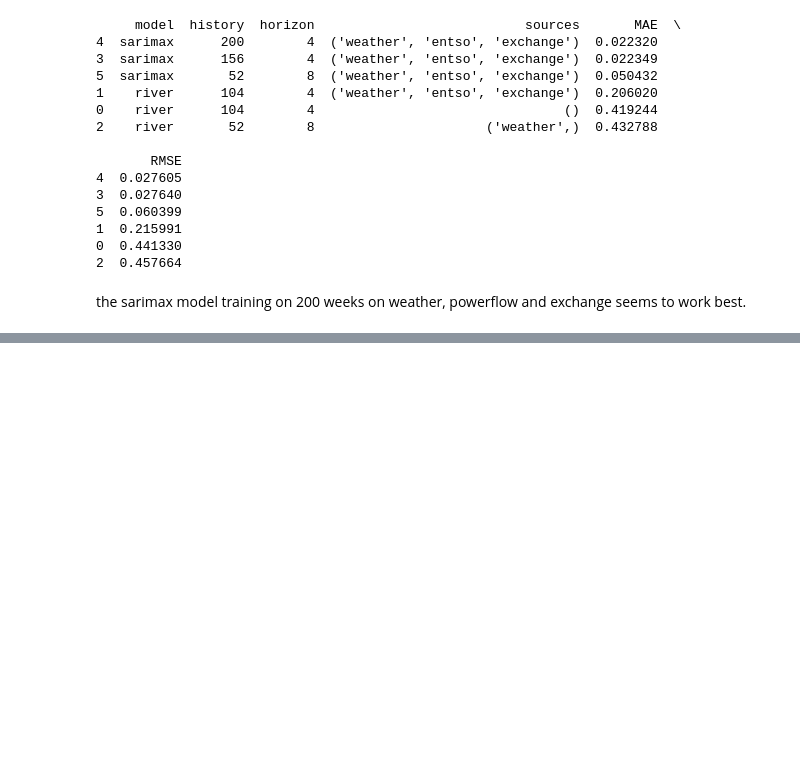
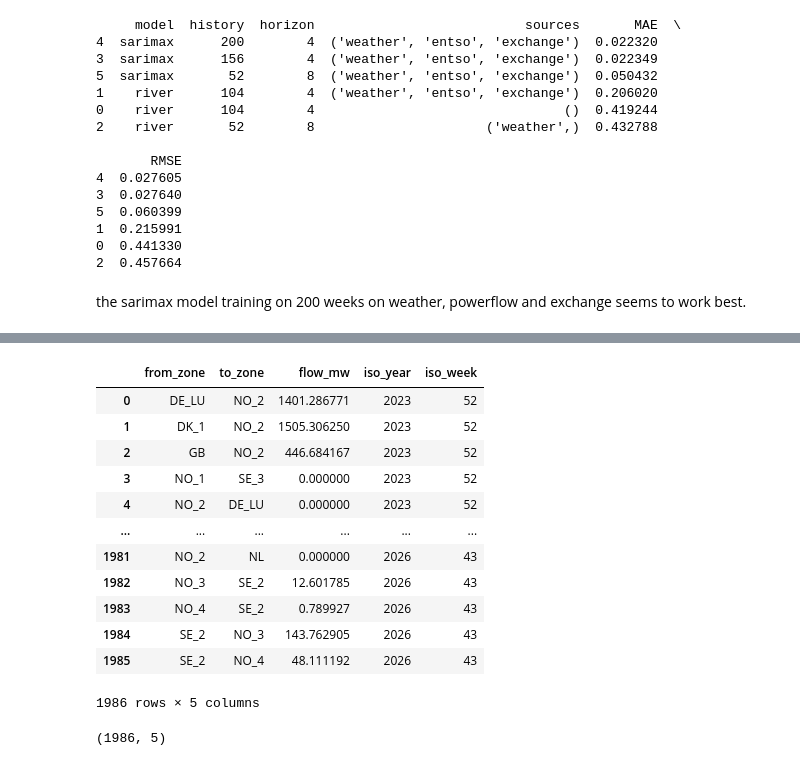
Before and after one commit to vildeskobba/IND320vilde, a Jupyter notebook: CA_4.ipynb, the cells around one changed output, grey strips where cells are left out. Saved outputs shown, nothing was run; the diff lists cells and outputs as text; code cells hidden in the pictures; blank space fills up the shorter version.

```diff
--- a/CA_4.ipynb
+++ b/CA_4.ipynb
@@ -1191,0 +1233,15 @@ the sarimax model training on 200 weeks on weather, powerflow and exchange seems
+# %%
+# Display head of all weekly average collections
+for name in weekly_dfs.keys():
+    collection = db[f"weekly_averages_{name}"]
+
+    documents = list(collection.find().limit(5))
+
+    df = pd.DataFrame(documents)
+
+    # Remove MongoDB ObjectId
+    if "_id" in df.columns:
+        df = df.drop(columns=["_id"])
+
+    print(f"\n--- weekly_averages_{name} ---")
+    print(df.head(3))
@@ -1191,0 +1266,34 @@ the sarimax model training on 200 weeks on weather, powerflow and exchange seems
+# %%
+weekly_averages_net_power_flows = pd.DataFrame()
+for name in weekly_dfs.keys():
+    if name=="power_flows":
+        collection = db[f"weekly_averages_{name}"]
+
+        documents = list(collection.find())
+
+        df = pd.DataFrame(documents)
+
+        # Remove MongoDB ObjectId
+        if "_id" in df.columns:
+            df = df.drop(columns=["_id"])
+
+        weekly_averages_net_power_flows = df
+
+
+display(weekly_averages_net_power_flows)
+print(weekly_averages_net_power_flows.shape)
+# %% [output]
+|  | from_zone | to_zone | flow_mw | iso_year | iso_week |
+| 0 | DE_LU | NO_2 | 1401.286771 | 2023 | 52 |
+| 1 | DK_1 | NO_2 | 1505.306250 | 2023 | 52 |
+| 2 | GB | NO_2 | 446.684167 | 2023 | 52 |
+| 3 | NO_1 | SE_3 | 0.000000 | 2023 | 52 |
+| 4 | NO_2 | DE_LU | 0.000000 | 2023 | 52 |
+| ... | ... | ... | ... | ... | ... |
+| 1981 | NO_2 | NL | 0.000000 | 2026 | 43 |
+| 1982 | NO_3 | SE_2 | 12.601785 | 2026 | 43 |
+| 1983 | NO_4 | SE_2 | 0.789927 | 2026 | 43 |
+| 1984 | SE_2 | NO_3 | 143.762905 | 2026 | 43 |
+| 1985 | SE_2 | NO_4 | 48.111192 | 2026 | 43 |
+1986 rows × 5 columns
+(1986, 5)
```
Also changed, not shown: parts of 7 cells of this notebook, 13 other files.
